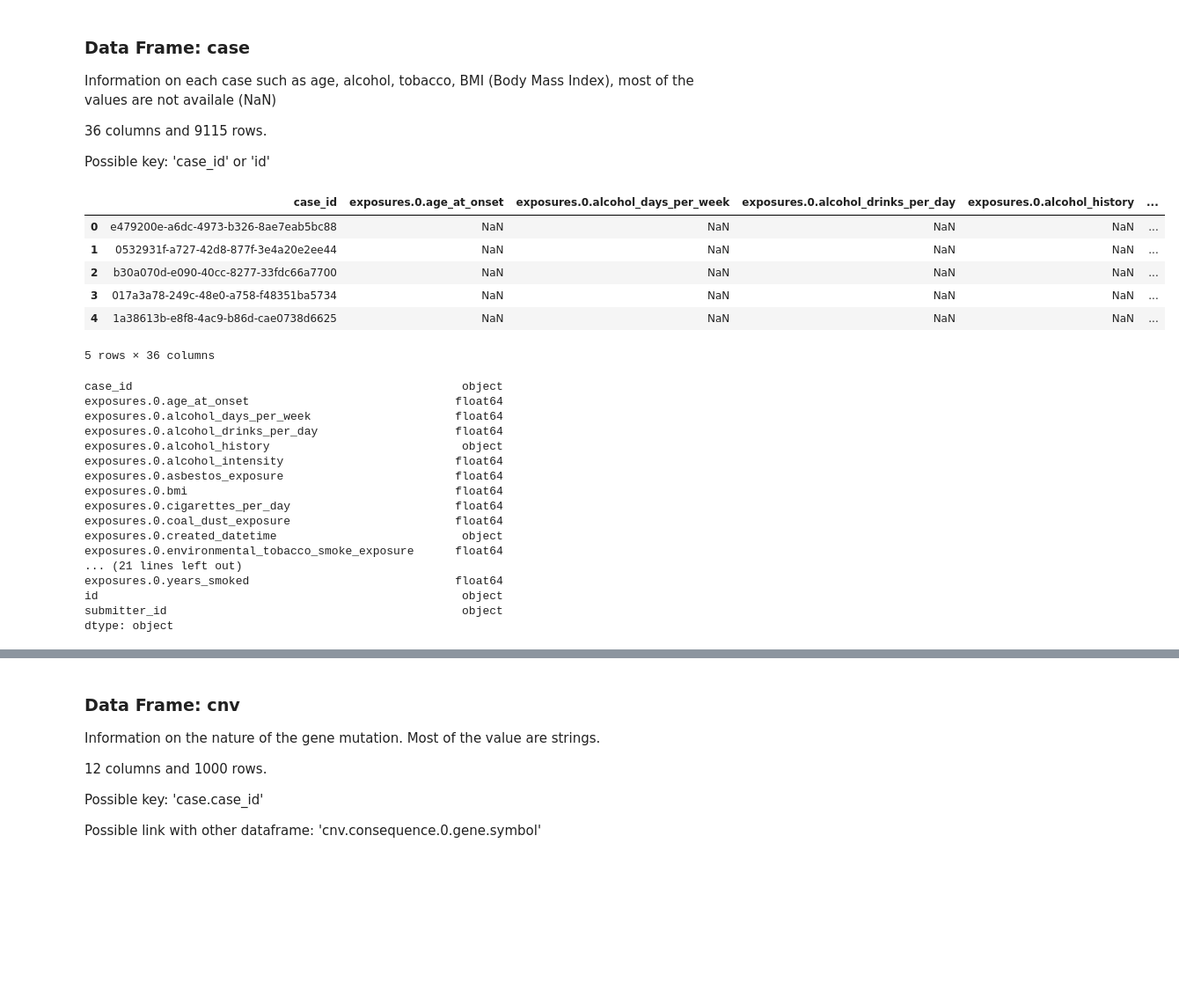
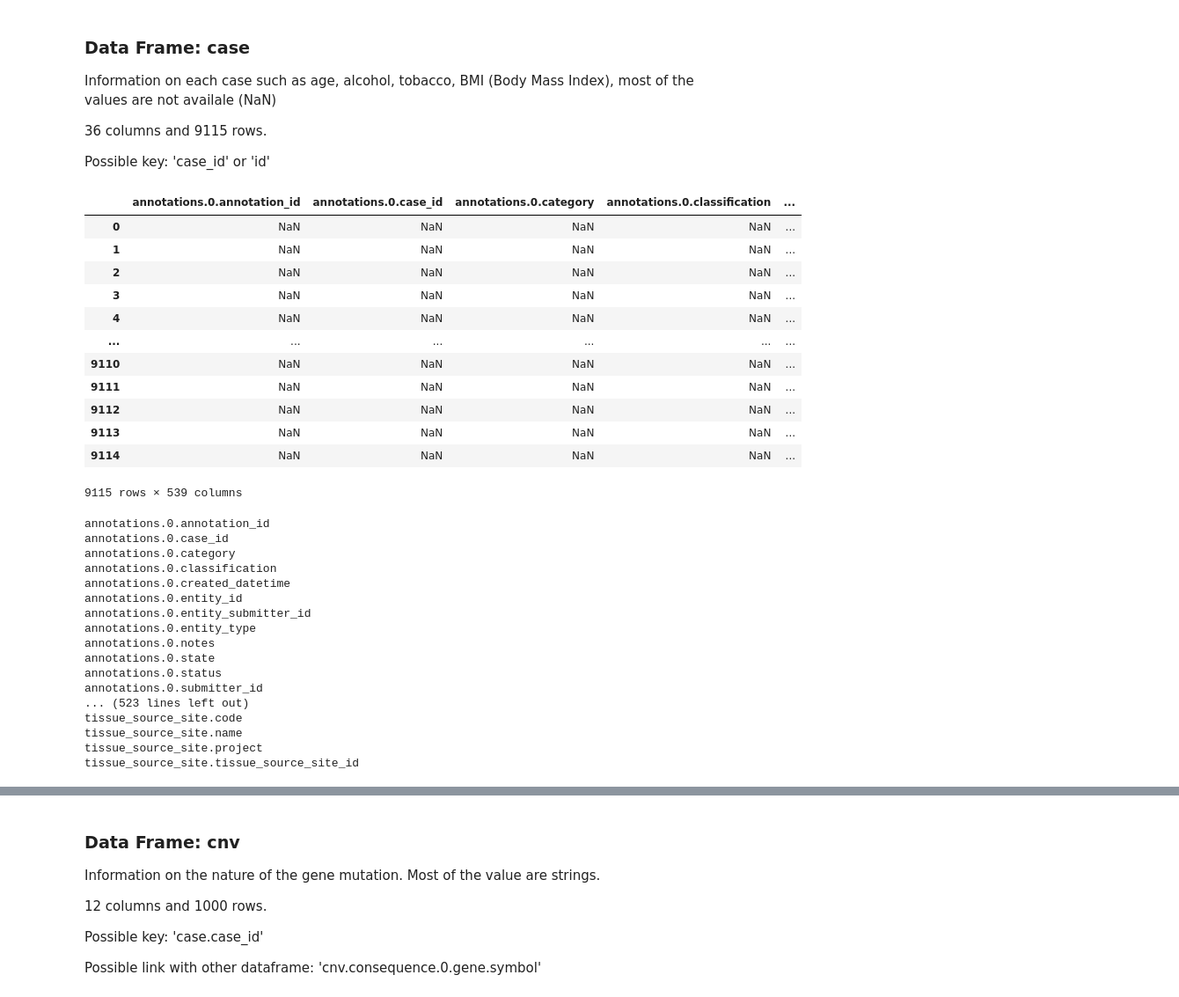
Before and after one commit to louis-oscarmorel/Cancer, a Jupyter notebook: Starting_kit.ipynb, the cells around one changed output, grey strips where cells are left out. Shown: that part at 88% size. Drawn from its saved outputs; the diff is of its cells as text; code cells hidden in the pictures; blank space fills up the shorter version.

```diff
--- a/Starting_kit.ipynb
+++ b/Starting_kit.ipynb
@@ -36,35 +36,43 @@ Information on each case such as age, alcohol, tobacco, BMI (Body Mass Index), m
 
 Possible key: 'case_id' or 'id'
 # %%
-df_case.head()
+df_case
 # %% [output]
-|  | case_id | exposures.0.age_at_onset | exposures.0.alcohol_days_per_week | exposures.0.alcohol_drinks_per_day | exposures.0.alcohol_history | ... |
-| 0 | e479200e-a6dc-4973-b326-8ae7eab5bc88 | NaN | NaN | NaN | NaN | ... |
-| 1 | 0532931f-a727-42d8-877f-3e4a20e2ee44 | NaN | NaN | NaN | NaN | ... |
-| 2 | b30a070d-e090-40cc-8277-33fdc66a7700 | NaN | NaN | NaN | NaN | ... |
-| 3 | 017a3a78-249c-48e0-a758-f48351ba5734 | NaN | NaN | NaN | NaN | ... |
-| 4 | 1a38613b-e8f8-4ac9-b86d-cae0738d6625 | NaN | NaN | NaN | NaN | ... |
+|  | annotations.0.annotation_id | annotations.0.case_id | annotations.0.category | annotations.0.classification | ... |
+| 0 | NaN | NaN | NaN | NaN | ... |
+| 1 | NaN | NaN | NaN | NaN | ... |
+| 2 | NaN | NaN | NaN | NaN | ... |
+| 3 | NaN | NaN | NaN | NaN | ... |
+| 4 | NaN | NaN | NaN | NaN | ... |
+| ... | ... | ... | ... | ... | ... |
+| 9110 | NaN | NaN | NaN | NaN | ... |
+| 9111 | NaN | NaN | NaN | NaN | ... |
+| 9112 | NaN | NaN | NaN | NaN | ... |
+| 9113 | NaN | NaN | NaN | NaN | ... |
+| 9114 | NaN | NaN | NaN | NaN | ... |
-5 rows × 36 columns
+9115 rows × 539 columns
-# %%
-df_case.dtypes
-# %% [output]
-case_id                                                object
-exposures.0.age_at_onset                              float64
-exposures.0.alcohol_days_per_week                     float64
-exposures.0.alcohol_drinks_per_day                    float64
-exposures.0.alcohol_history                            object
-exposures.0.alcohol_intensity                         float64
-exposures.0.asbestos_exposure                         float64
-exposures.0.bmi                                       float64
-exposures.0.cigarettes_per_day                        float64
-exposures.0.coal_dust_exposure                        float64
-exposures.0.created_datetime                           object
-exposures.0.environmental_tobacco_smoke_exposure      float64
-... (21 lines left out)
-exposures.0.years_smoked                              float64
-id                                                     object
-submitter_id                                           object
-dtype: object
+# %%
+df_case.dtypes
+for col in df_case.columns:
+    print(col)
+# %% [output]
+annotations.0.annotation_id
+annotations.0.case_id
+annotations.0.category
+annotations.0.classification
+annotations.0.created_datetime
+annotations.0.entity_id
+annotations.0.entity_submitter_id
+annotations.0.entity_type
+annotations.0.notes
+annotations.0.state
+annotations.0.status
+annotations.0.submitter_id
+... (523 lines left out)
+tissue_source_site.code
+tissue_source_site.name
+tissue_source_site.project
+tissue_source_site.tissue_source_site_id
 # %%
 # The value on the right is the percentage of non null value par column.
 # As a consequence, this dataframe presents no real interest.
```
Also changed, not shown: parts of 6 cells of this notebook, 3 other files.
